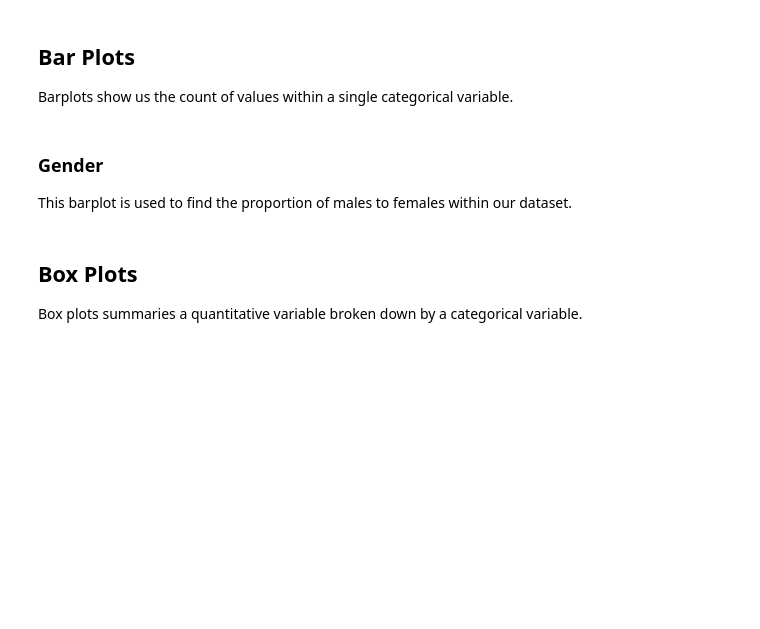
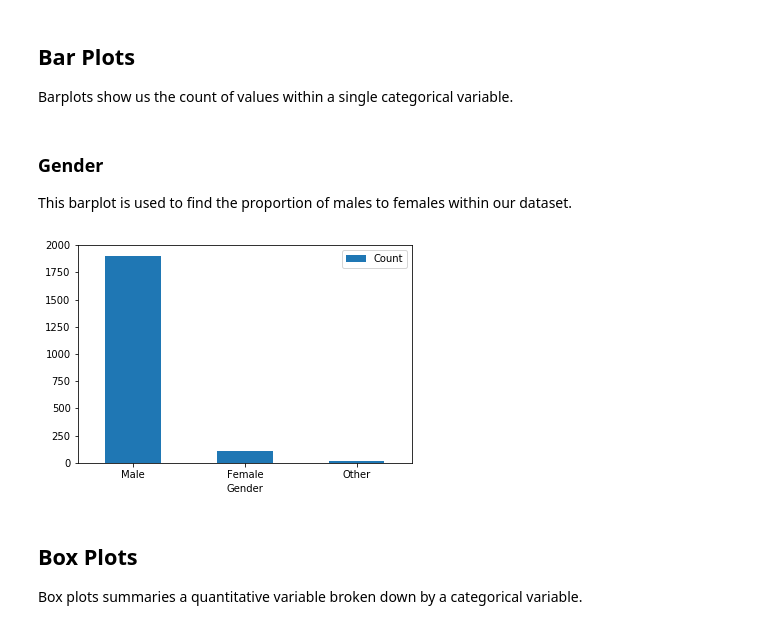
Before and after one commit to stt045/Projects, a Jupyter notebook: FinalProject.ipynb, the cells around one changed output. Drawn from its saved outputs; the diff is of its cells as text; code cells hidden in the pictures; blank space fills up the shorter version.

```diff
--- a/FinalProject.ipynb
+++ b/FinalProject.ipynb
@@ -212,6 +214,24 @@ Barplots show us the count of values within a single categorical variable.
 # %% [markdown]
 ### Gender
 This barplot is used to find the proportion of males to females within our dataset.
+# %%
+genderCol = df_append['Gender']
+numMale = 0
+numFemale = 0
+numOther = 0
+
+for x in genderCol:
+    if x == 'Male':
+        numMale = numMale + 1
+    elif x == 'Female':
+        numFemale = numFemale + 1
+    else:
+        numOther = numOther + 1
+
+plotDf = pd.DataFrame({'Gender':['Male', 'Female', 'Other'], 'Count':[numMale, numFemale, numOther]})
+barPlot = plotDf.plot.bar(x='Gender', y='Count', rot=0)
+# %% [output]
+[figure, added]
 # %% [markdown]
 ## Box Plots
 Box plots summaries a quantitative variable broken down by a categorical variable.
```
Also changed, not shown: parts of 11 cells of this notebook.
